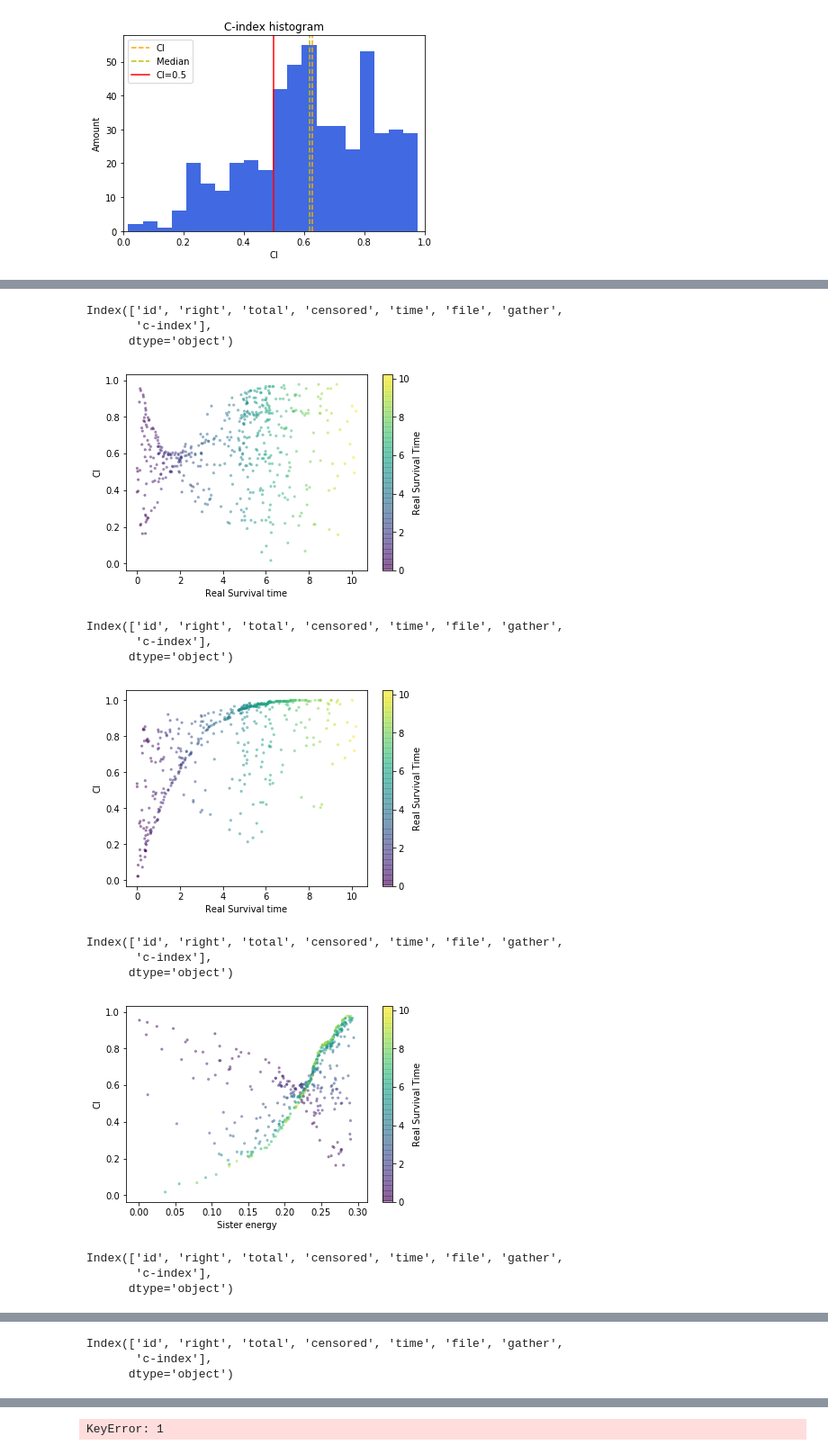
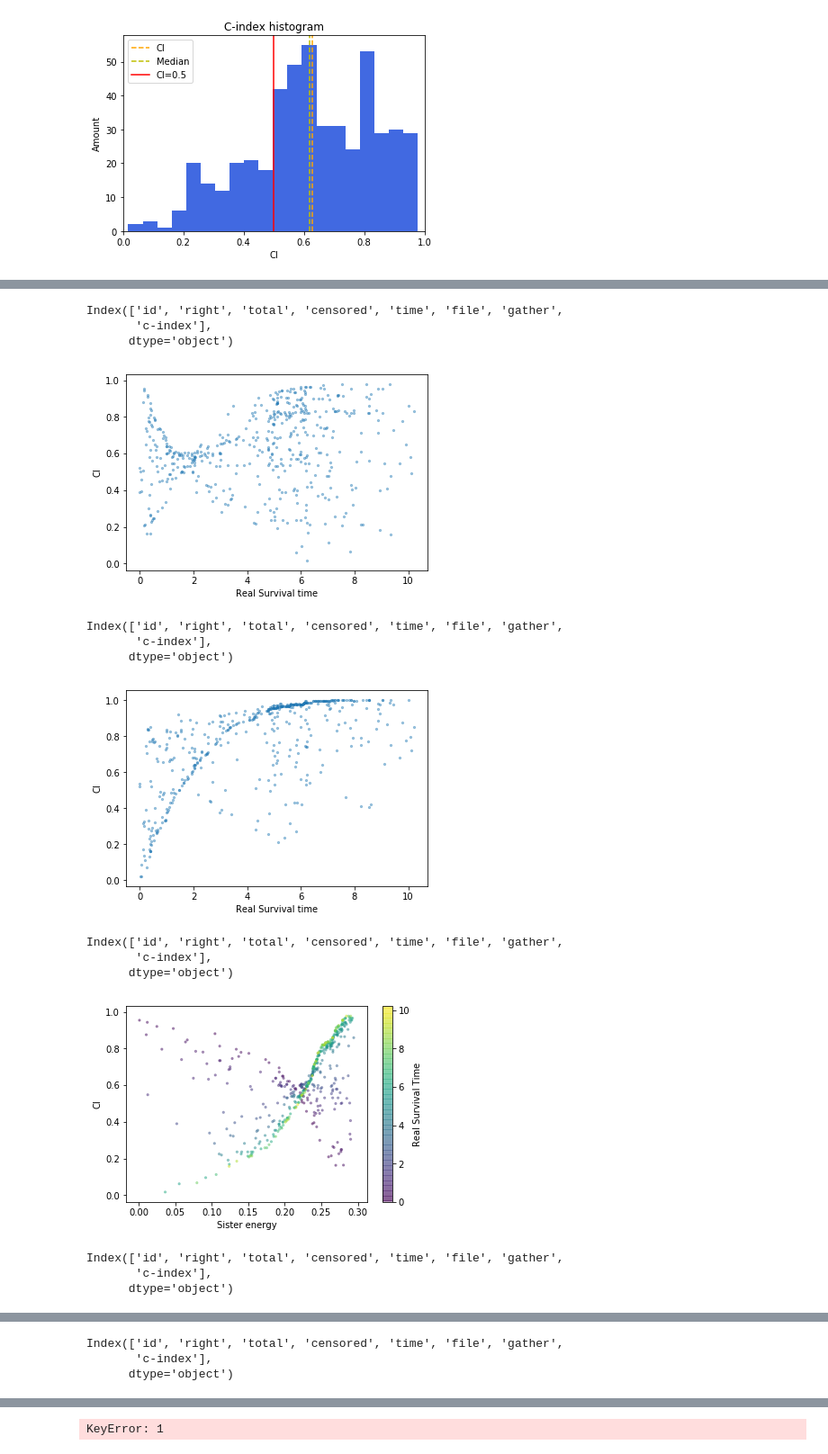
Before and after one commit to bhklab/DeepCINET, a Jupyter notebook: Jupyter/final_mixed_plots.ipynb, the cells around one changed output, grey strips where cells are left out. Shown at 90% size. Saved outputs shown, nothing was run; the diff lists cells and outputs as text; code cells hidden in the pictures.

```diff
--- a/Jupyter/final_mixed_plots.ipynb
+++ b/Jupyter/final_mixed_plots.ipynb
@@ -257,9 +285,9 @@ def scatter_results(cens_results: pd.DataFrame, uncens_results: pd.DataFrame, na
     print(cens_results.columns)
     plt.scatter(x=cens_results['time'],
                 y=cens_results['c-index'],
-                c=cens_results['time'],
+                # c=cens_results['time'],
+                # cmap="viridis",
                 label="Censored",
-                cmap="viridis",
                 s=5,
                 alpha=.4)
     # plt.scatter(uncens_results['time'],
@@ -270,8 +298,8 @@ def scatter_results(cens_results: pd.DataFrame, uncens_results: pd.DataFrame, na
     # plt.scatter(less_pairs['c-index'], less_pairs['total'], color='red', s=5)
 
     # plt.legend(loc='lower left')
-    cbar = plt.colorbar()
-    cbar.set_label("Real Survival Time")
+    # cbar = plt.colorbar()
+    # cbar.set_label("Real Survival Time")
     plt.xlabel("Real Survival time")
     plt.ylabel("CI")
 
@@ -283,9 +311,9 @@ def scatter_gather_results(cens_results: pd.DataFrame, uncens_results: pd.DataFr
     print(cens_results.columns)
     plt.scatter(x=cens_results['gather'],
                 y=cens_results['c-index'],
-                # c=cens_results['time'],
+                c=cens_results['time'],
+                cmap="viridis",
                 label="Censored",
-                # cmap="viridis",
                 s=5,
                 alpha=.4)
     # plt.scatter(uncens_results['gather'],
@@ -309,9 +337,9 @@ def scatter_gather_time_results(cens_results: pd.DataFrame, uncens_results: pd.D
     print(cens_results.columns)
     plt.scatter(x=cens_results['time'],
                 y=cens_results['gather'],
-                c=cens_results['time'],
+                # c=cens_results['time'],
+                # cmap="viridis",
                 label="Censored",
-                cmap="viridis",
                 s=5,
                 alpha=.4)
     # plt.scatter(uncens_results['time'],
@@ -322,40 +350,40 @@ def scatter_gather_time_results(cens_results: pd.DataFrame, uncens_results: pd.D
     # plt.scatter(less_pairs['c-index'], less_pairs['total'], color='red', s=5)
 
     # plt.legend(loc='lower left')
-    cbar = plt.colorbar()
-    cbar.set_label("Real Survival Time")
+    # cbar = plt.colorbar()
+    # cbar.set_label("Real Survival Time")
     plt.ylabel("Sister energy")
     plt.xlabel("Real survival time")
 
     plt.savefig(f"outputs/scatter_time_gather_{name}.png", dpi=300)
     plt.show()
 
 
 scatter_results(*(results['volume']['mixed'][0]), 'volume')
 scatter_results(*(results['scalar']['mixed'][0]), 'scalar')
 scatter_gather_results(*(results['volume']['mixed'][0]), 'volume')
 scatter_gather_results(*(results['scalar']['mixed'][0]), 'scalar')
 scatter_gather_time_results(*(results['volume']['mixed'][0]), 'volume')
 scatter_gather_time_results(*(results['scalar']['mixed'][0]), 'scalar')
 
 cens_scalar: pd.DataFrame = results['scalar']['mixed'][0][0]
 cens_scalar = cens_scalar.sort_values('c-index', ascending=True)
 # print(cens_scalar)
 
 print(cens_scalar.iloc[0])
 print(cens_scalar.iloc[0]['file'])
 
 idx = cens_scalar.iloc[0]['id']
 # print(results['scalar']['mixed'][1])
 # %% [output]
 Index(['id', 'right', 'total', 'censored', 'time', 'file', 'gather',
        'c-index'],
       dtype='object')
-[figure, old version]
+[figure, new version]
 Index(['id', 'right', 'total', 'censored', 'time', 'file', 'gather',
        'c-index'],
       dtype='object')
-[figure, old version]
+[figure, new version]
 Index(['id', 'right', 'total', 'censored', 'time', 'file', 'gather',
        'c-index'],
       dtype='object')
```
Also changed, not shown: parts of 4 cells of this notebook, 2 other files.
